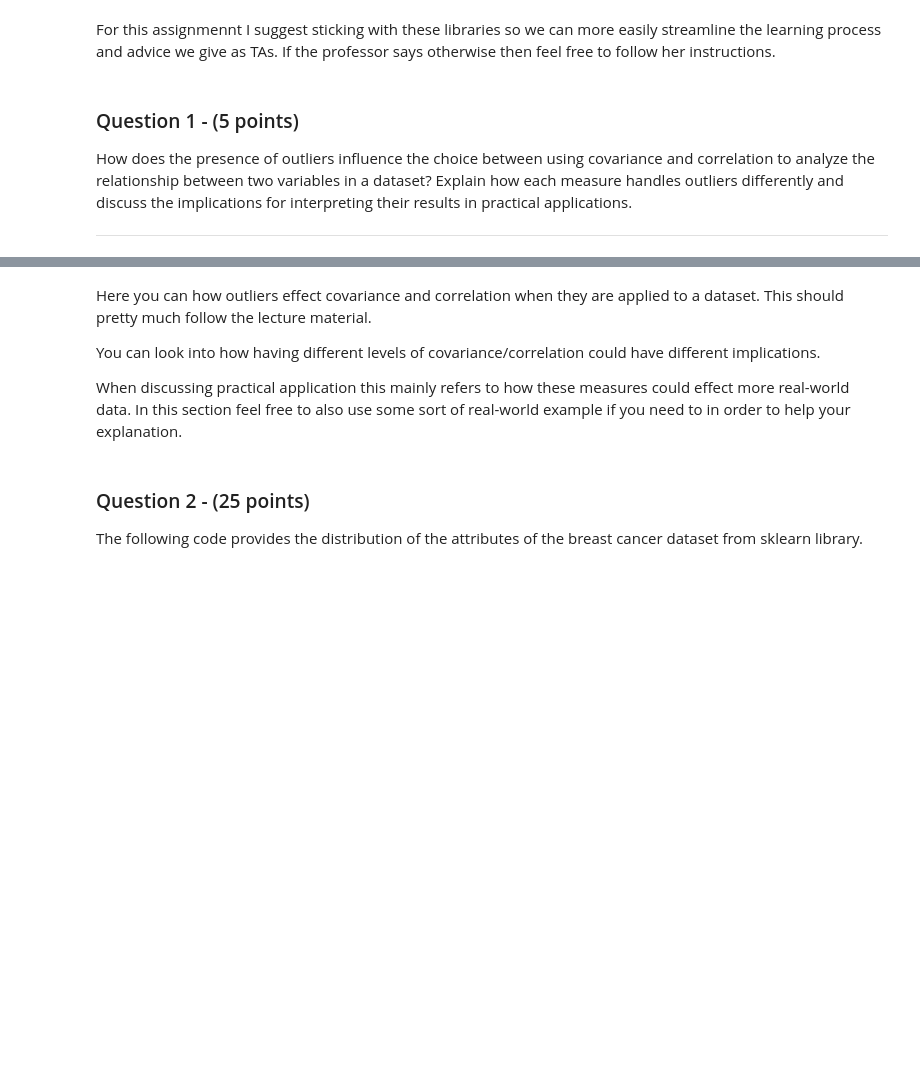
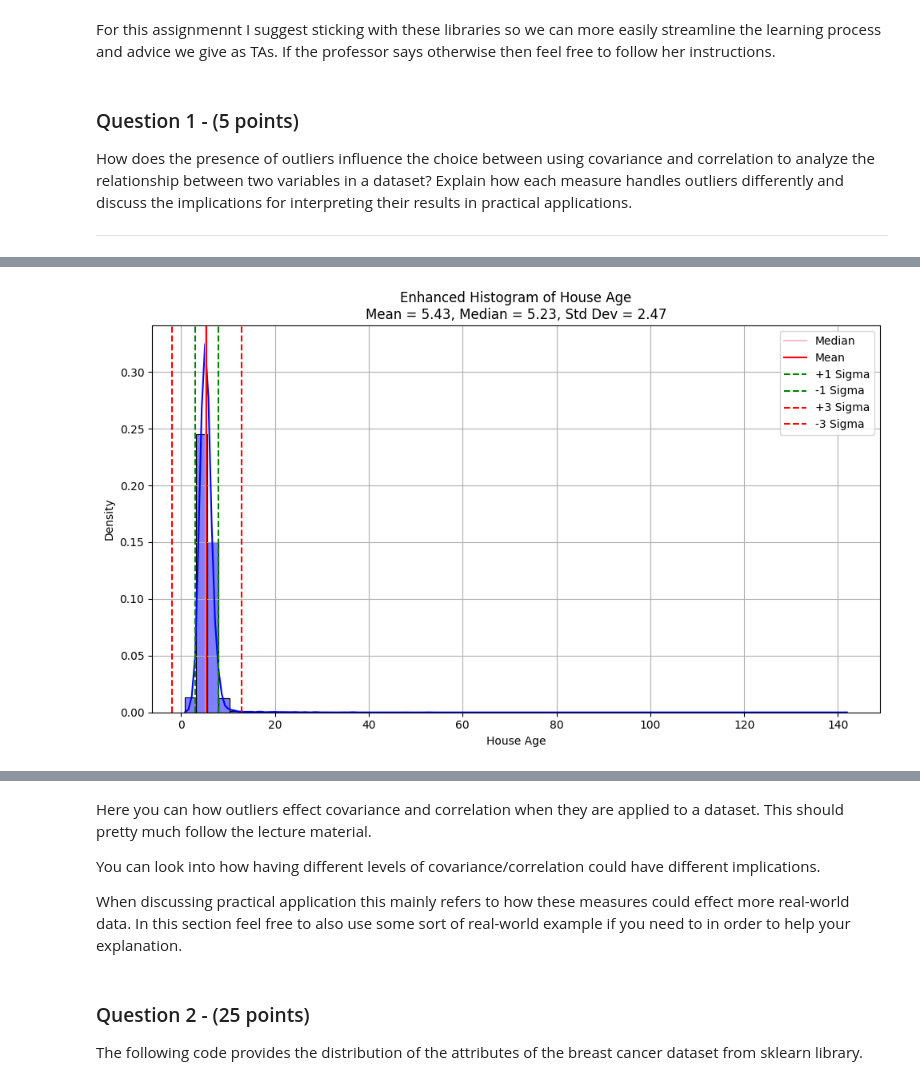
Before and after one commit to jadenzy/ecs_171, a Jupyter notebook: HW1/HW1_discussion.ipynb, the cells around one changed output, grey strips where cells are left out. Saved outputs shown, nothing was run; the diff lists cells and outputs as text; code cells hidden in the pictures; blank space fills up the shorter version.

```diff
--- a/HW1/HW1_discussion.ipynb
+++ b/HW1/HW1_discussion.ipynb
@@ -10,0 +19,96 @@ How does the presence of outliers influence the choice between using covariance
+# %%
+import numpy as np
+import pandas as pd
+from sklearn.datasets import fetch_california_housing
+import matplotlib.pyplot as plt
+import seaborn as sns
+
+housing = fetch_california_housing()
+
+# Extract House Age and House Price
+x = housing.data[:, [2]]  # House Age
+y = housing.target         # House Price
+
+df = pd.DataFrame(np.c_[x, y], columns=['HouseAge', 'MedHouseVal'])
+
+# Basic statistics before outlier removal
+std_dev_age = df['HouseAge'].std()
+median_age = df['HouseAge'].median()
+mean_age = df['HouseAge'].mean()
+
+covariance = np.cov(df['HouseAge'], df['MedHouseVal'])[0, 1]
+correlation = np.corrcoef(df['HouseAge'], df['MedHouseVal'])[0, 1]
+
+
+plt.figure(figsize=(10, 6))
+sns.histplot(df['HouseAge'], bins=60, kde=True, color='blue', stat='density')
+plt.axvline(x=median_age, color='pink', label='Median')
+plt.axvline(x=mean_age, color='red', label='Mean')
+plt.axvline(x=mean_age + std_dev_age, color='green', linestyle='--', label='+1 Sigma')
+plt.axvline(x=mean_age - std_dev_age, color='green', linestyle='--', label='-1 Sigma')
+plt.axvline(x=mean_age + 3 * std_dev_age, color='red', linestyle='--', label='+3 Sigma')
+plt.axvline(x=mean_age - 3 * std_dev_age, color='red', linestyle='--', label='-3 Sigma')
+plt.title(f'Enhanced Histogram of House Age\nMean = {mean_age :.2f}, Median = {median_age:.2f}, Std Dev = {std_dev_age:.2f}')
+plt.xlabel('House Age')
+plt.ylabel('Density')
+plt.legend()
+plt.grid(True)
+plt.tight_layout()
+plt.show()
+
+print(f"Covariance between House Age and House Price: {covariance}")
+print(f"Correlation between House Age and House Price: {correlation}")
+
+plt.figure(figsize=(10, 6))
+sns.scatterplot(x='HouseAge', y='MedHouseVal', data=df, color='blue')
+plt.title('Scatter Plot: House Age vs House Price')
+plt.xlabel('House Age')
+plt.ylabel('House Price (MedHouseVal)')
+plt.grid(True)
+plt.tight_layout()
+plt.show()
+
+
+
+lower_bound_age = mean_age - 2 * std_dev_age
+upper_bound_age = mean_age + 2 * std_dev_age
+
+df_non_outliers = df[(df['HouseAge'] >= lower_bound_age) & (df['HouseAge'] <= upper_bound_age)]
+df_outliers = df[(df['HouseAge'] < lower_bound_age) | (df['HouseAge'] > upper_bound_age)]
+
+plt.figure(figsize=(10, 6))
+sns.scatterplot(x='HouseAge', y='MedHouseVal', data=df_non_outliers, color='blue', label='Non-Outliers')
+sns.scatterplot(x='HouseAge', y='MedHouseVal', data=df_outliers, color='red', label='Outliers')
+plt.title('Scatter Plot: House Age vs House Price with Outliers Highlighted')
+plt.xlabel('House Age')
+plt.ylabel('House Price (MedHouseVal)')
+plt.legend()
+plt.grid(True)
+plt.tight_layout()
+plt.show()
+
+
+# Filter the DataFrame to remove outliers
+df_filtered = df[(df['HouseAge'] >= lower_bound_age) & (df['HouseAge'] <= upper_bound_age)]
+
+# Basic statistics after outlier removal
+std_dev_age_filtered = df_filtered['HouseAge'].std()
+mean_age_filtered = df_filtered['HouseAge'].mean()
+
+covariance_filtered = np.cov(df_filtered['HouseAge'], df_filtered['MedHouseVal'])[0, 1]
+correlation_filtered = np.corrcoef(df_filtered['HouseAge'], df_filtered['MedHouseVal'])[0, 1]
+
+print(f"Covariance (after removing outliers): {covariance_filtered}")
+print(f"Correlation (after removing outliers): {correlation_filtered}")
+
+# Plotting scatter plot after removing outliers
+plt.figure(figsize=(10, 6))
+sns.scatterplot(x='HouseAge', y='MedHouseVal', data=df_filtered, color='green')
+plt.title('Scatter Plot: House Age vs House Price (After Removing Outliers)')
+plt.xlabel('House Age')
+plt.ylabel('House Price (MedHouseVal)')
+plt.grid(True)
+plt.tight_layout()
+plt.show()
+# %% [output]
+[figure, added]
```
Also changed, not shown: parts of 3 cells of this notebook, 3 other files.
